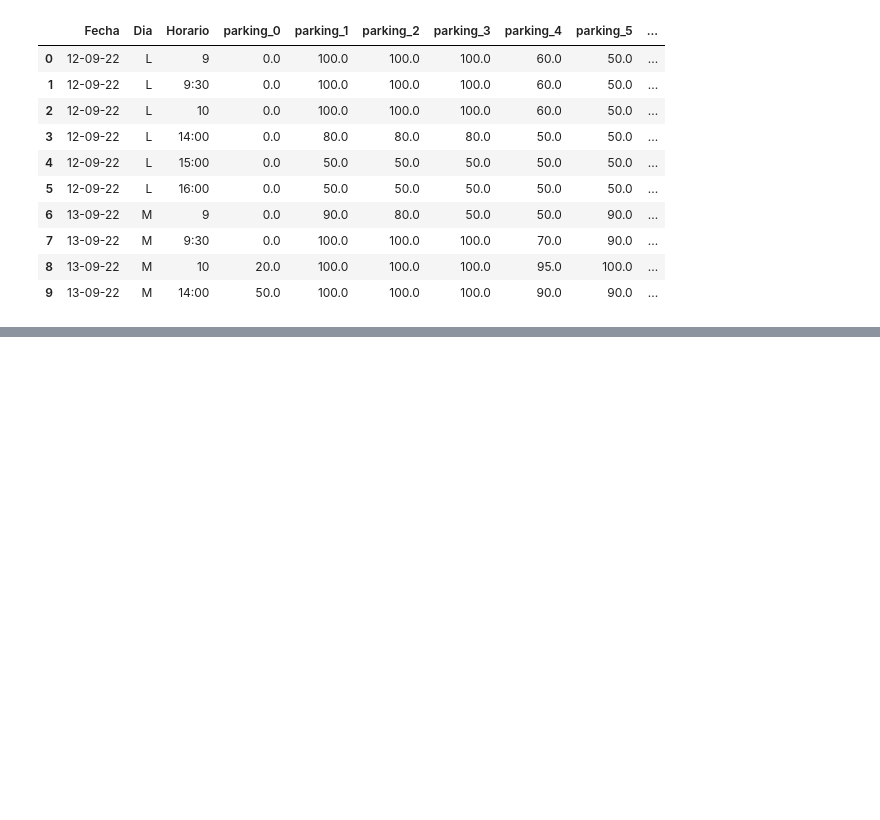
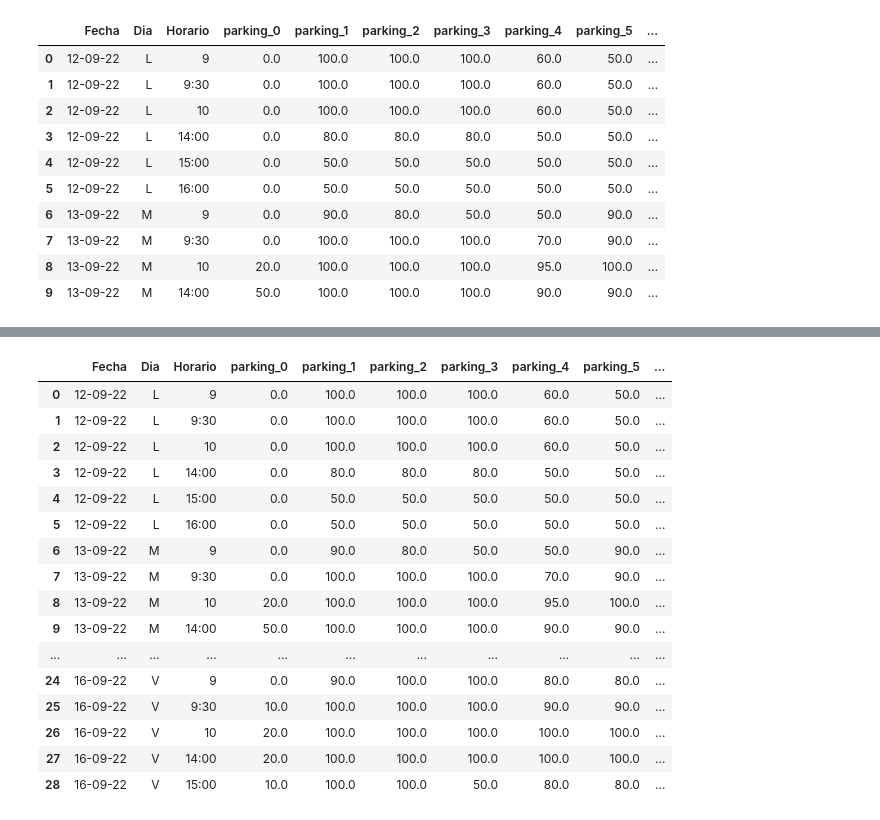
Before and after one commit to Ana-AlonsoCanizares/Practicas_Individuales, a Jupyter notebook: PI_parking.ipynb, the cells around one changed output, grey strips where cells are left out. Saved outputs shown, nothing was run; the diff lists cells and outputs as text; code cells hidden in the pictures; blank space fills up the shorter version.

```diff
--- a/PI_parking.ipynb
+++ b/PI_parking.ipynb
@@ -165,3 +133,23 @@ Length: 265, dtype: float64
+# %%
+data.head(29)
+# %% [output]
+|  | Fecha | Dia | Horario | parking_0 | parking_1 | parking_2 | parking_3 | parking_4 | parking_5 | ... |
+| 0 | 12-09-22 | L | 9 | 0.0 | 100.0 | 100.0 | 100.0 | 60.0 | 50.0 | ... |
+| 1 | 12-09-22 | L | 9:30 | 0.0 | 100.0 | 100.0 | 100.0 | 60.0 | 50.0 | ... |
+| 2 | 12-09-22 | L | 10 | 0.0 | 100.0 | 100.0 | 100.0 | 60.0 | 50.0 | ... |
+| 3 | 12-09-22 | L | 14:00 | 0.0 | 80.0 | 80.0 | 80.0 | 50.0 | 50.0 | ... |
+| 4 | 12-09-22 | L | 15:00 | 0.0 | 50.0 | 50.0 | 50.0 | 50.0 | 50.0 | ... |
+| 5 | 12-09-22 | L | 16:00 | 0.0 | 50.0 | 50.0 | 50.0 | 50.0 | 50.0 | ... |
+| 6 | 13-09-22 | M | 9 | 0.0 | 90.0 | 80.0 | 50.0 | 50.0 | 90.0 | ... |
+| 7 | 13-09-22 | M | 9:30 | 0.0 | 100.0 | 100.0 | 100.0 | 70.0 | 90.0 | ... |
+| 8 | 13-09-22 | M | 10 | 20.0 | 100.0 | 100.0 | 100.0 | 95.0 | 100.0 | ... |
+| 9 | 13-09-22 | M | 14:00 | 50.0 | 100.0 | 100.0 | 100.0 | 90.0 | 90.0 | ... |
+| ... | ... | ... | ... | ... | ... | ... | ... | ... | ... | ... |
+| 24 | 16-09-22 | V | 9 | 0.0 | 90.0 | 100.0 | 100.0 | 80.0 | 80.0 | ... |
+| 25 | 16-09-22 | V | 9:30 | 10.0 | 100.0 | 100.0 | 100.0 | 90.0 | 90.0 | ... |
+| 26 | 16-09-22 | V | 10 | 20.0 | 100.0 | 100.0 | 100.0 | 100.0 | 100.0 | ... |
+| 27 | 16-09-22 | V | 14:00 | 20.0 | 100.0 | 100.0 | 100.0 | 100.0 | 100.0 | ... |
+| 28 | 16-09-22 | V | 15:00 | 10.0 | 100.0 | 100.0 | 50.0 | 80.0 | 80.0 | ... |
 # %%
 # Vector con los dias a graficar
 dias = data['dia_num'].drop_duplicates()
```
Also changed, not shown: parts of 9 cells of this notebook.
